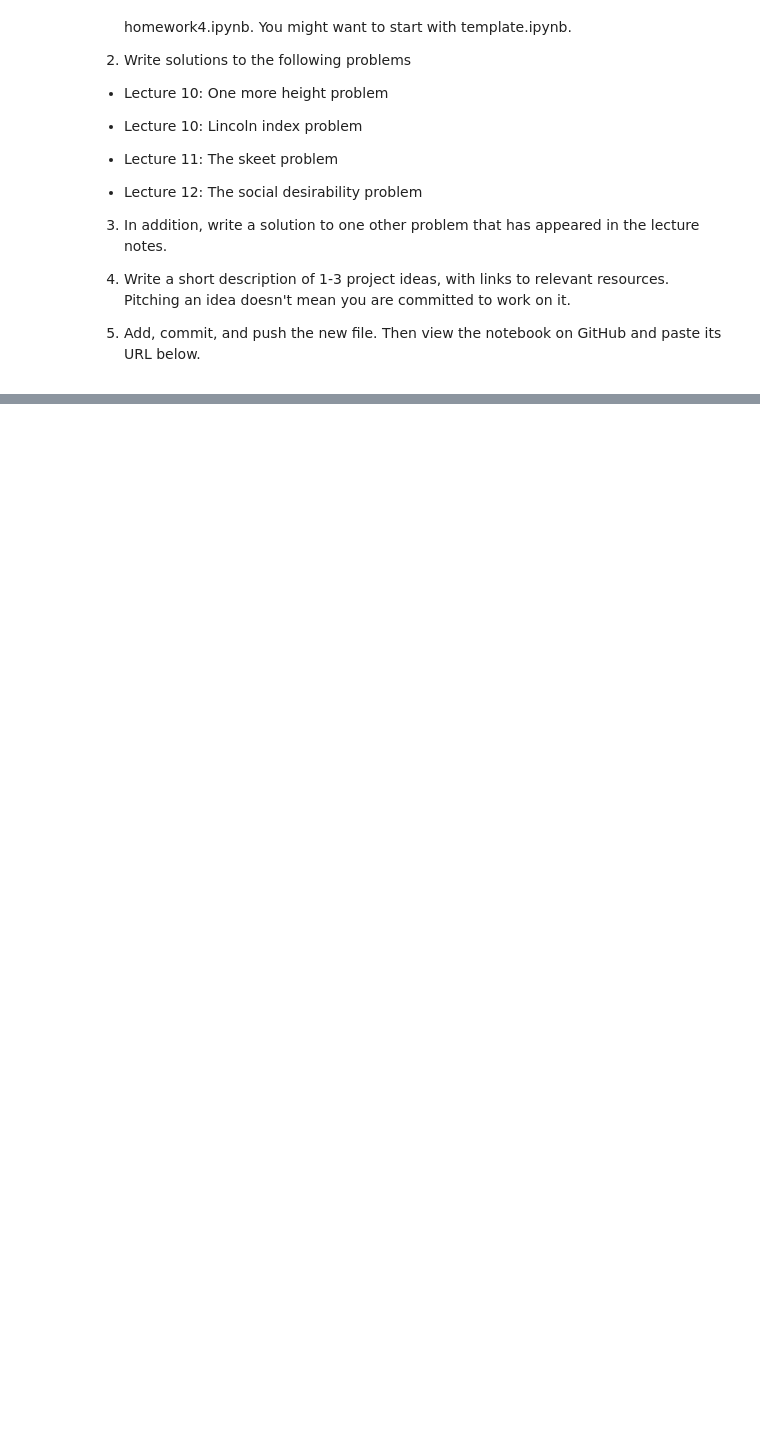
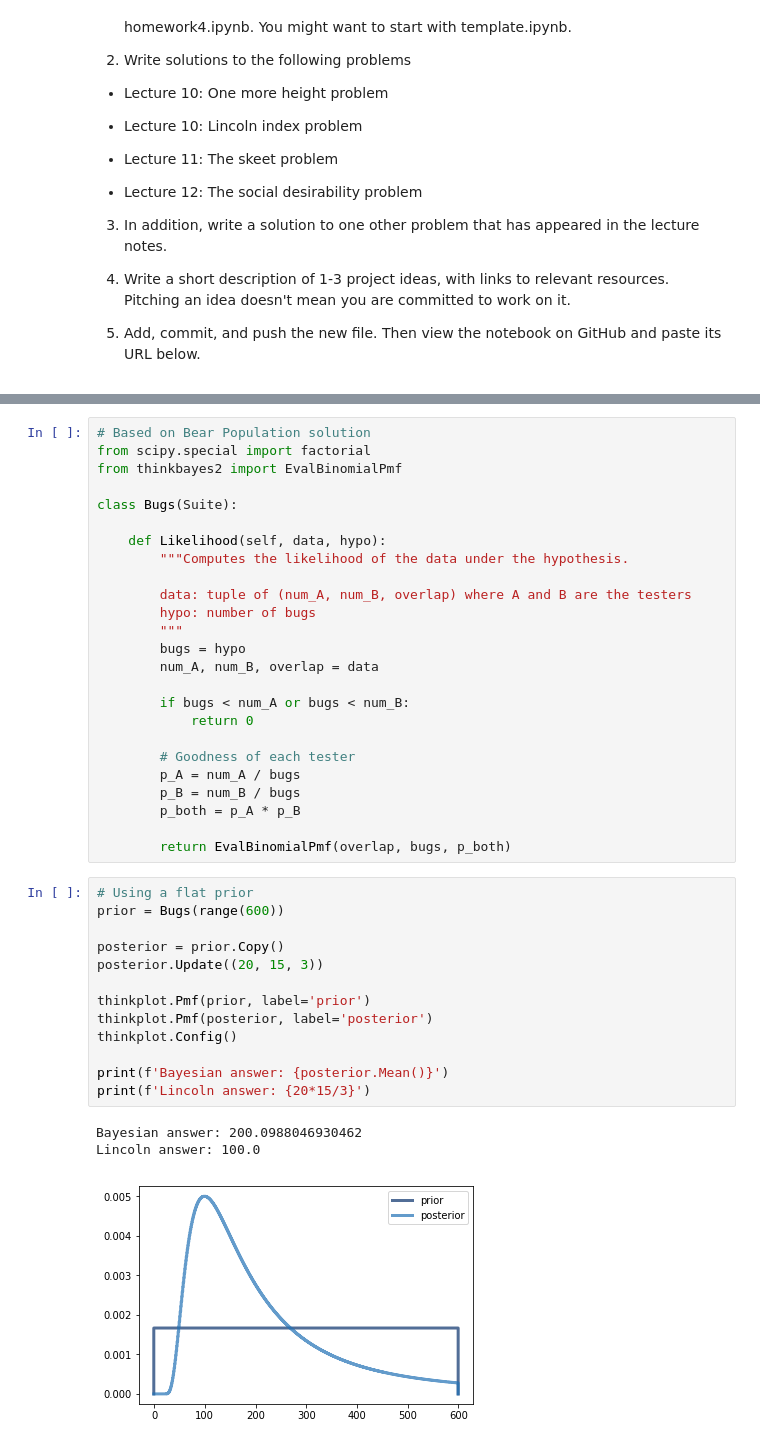
Before and after one commit to HALtheWise/ThinkBayes2, a Jupyter notebook: examples/homework4.ipynb, the cells around one changed output, grey strips where cells are left out. Saved outputs shown, nothing was run; the diff lists cells and outputs as text; blank space fills up the shorter version.

```diff
--- a/examples/homework4.ipynb
+++ b/examples/homework4.ipynb
@@ -41,0 +116,42 @@ import numpy as np
+# %%
+# Based on Bear Population solution
+from scipy.special import factorial
+from thinkbayes2 import EvalBinomialPmf
+
+class Bugs(Suite):
+
+    def Likelihood(self, data, hypo):
+        """Computes the likelihood of the data under the hypothesis.
+
+        data: tuple of (num_A, num_B, overlap) where A and B are the testers
+        hypo: number of bugs
+        """
+        bugs = hypo
+        num_A, num_B, overlap = data
+
+        if bugs < num_A or bugs < num_B:
+            return 0
+
+        # Goodness of each tester
+        p_A = num_A / bugs
+        p_B = num_B / bugs
+        p_both = p_A * p_B
+
+        return EvalBinomialPmf(overlap, bugs, p_both)
+# %%
+# Using a flat prior
+prior = Bugs(range(600))
+
+posterior = prior.Copy()
+posterior.Update((20, 15, 3))
+
+thinkplot.Pmf(prior, label='prior')
+thinkplot.Pmf(posterior, label='posterior')
+thinkplot.Config()
+
+print(f'Bayesian answer: {posterior.Mean()}')
+print(f'Lincoln answer: {20*15/3}')
+# %% [output]
+Bayesian answer: 200.0988046930462
+Lincoln answer: 100.0
+[figure, added]
```
Also changed, not shown: parts of 28 cells of this notebook.
